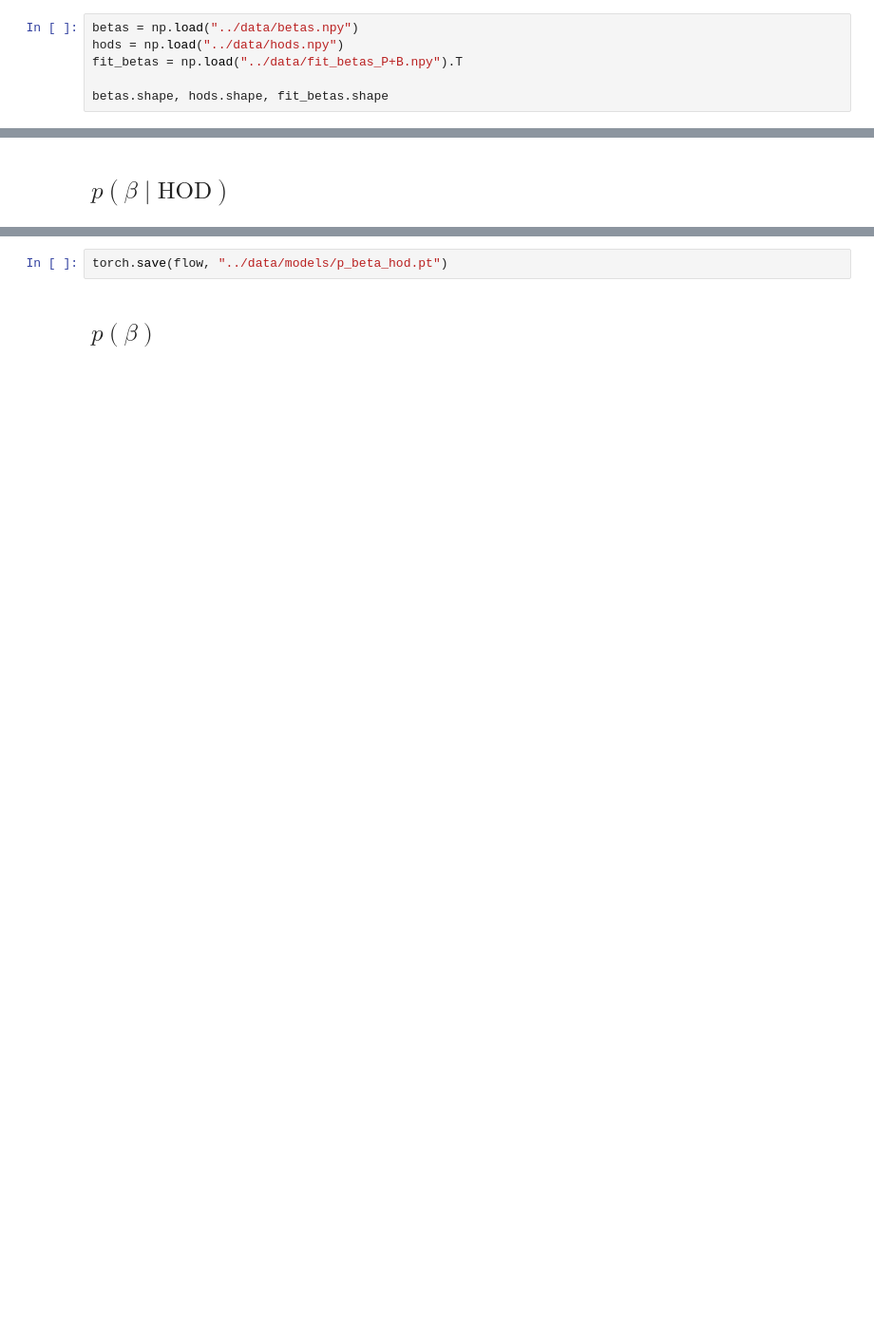
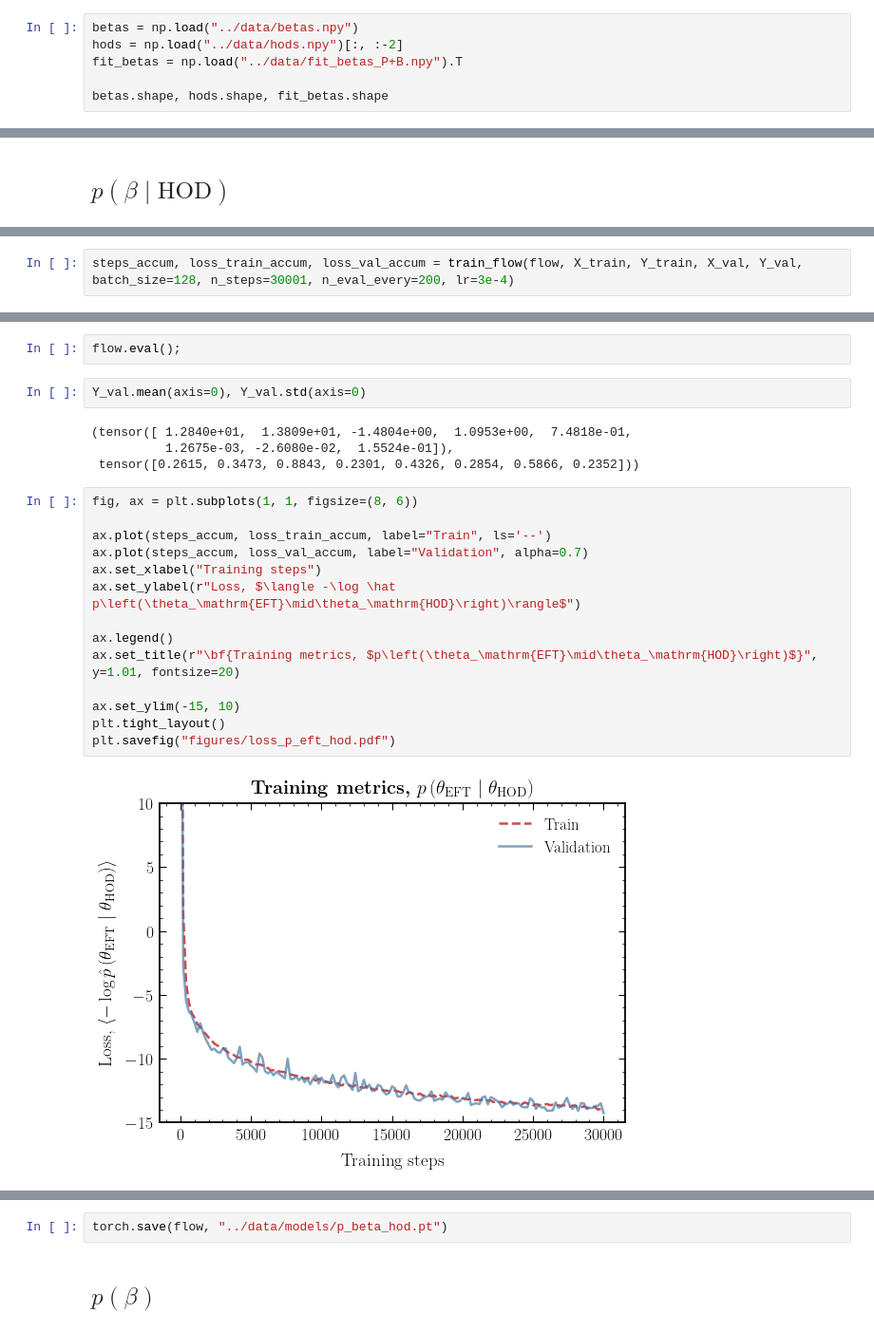
Before and after one commit to smsharma/eft-hod, a Jupyter notebook: notebooks/01_eft_fit.ipynb, the cells around one changed output, grey strips where cells are left out. Shown at 95% size. Drawn from its saved outputs; the diff is of its cells as text; blank space fills up the shorter version.

```diff
--- a/notebooks/01_eft_fit.ipynb
+++ b/notebooks/01_eft_fit.ipynb
@@ -30,7 +30,7 @@ cols_default = plt.rcParams['axes.prop_cycle'].by_key()['color']
 ## Load data
 # %%
 betas = np.load("../data/betas.npy")
-hods = np.load("../data/hods.npy")
+hods = np.load("../data/hods.npy")[:, :-2]
 fit_betas = np.load("../data/fit_betas_P+B.npy").T
 
 betas.shape, hods.shape, fit_betas.shape
@@ -102,0 +152,2 @@ tensor(-11.3835, grad_fn=<NegBackward0>)
+# %%
+steps_accum, loss_train_accum, loss_val_accum = train_flow(flow, X_train, Y_train, X_val, Y_val, batch_size=128, n_steps=30001, n_eval_every=200, lr=3e-4)
@@ -103 +168,25 @@ tensor(-11.3835, grad_fn=<NegBackward0>)
+# %%
+flow.eval();
+# %%
+Y_val.mean(axis=0), Y_val.std(axis=0)
+# %% [output]
+(tensor([ 1.2840e+01,  1.3809e+01, -1.4804e+00,  1.0953e+00,  7.4818e-01,
+          1.2675e-03, -2.6080e-02,  1.5524e-01]),
+ tensor([0.2615, 0.3473, 0.8843, 0.2301, 0.4326, 0.2854, 0.5866, 0.2352]))
+# %%
+fig, ax = plt.subplots(1, 1, figsize=(8, 6))
+
+ax.plot(steps_accum, loss_train_accum, label="Train", ls='--')
+ax.plot(steps_accum, loss_val_accum, label="Validation", alpha=0.7)
+ax.set_xlabel("Training steps")
+ax.set_ylabel(r"Loss, $\langle -\log \hat p\left(\theta_\mathrm{EFT}\mid\theta_\mathrm{HOD}\right)\rangle$")
+
+ax.legend()
+ax.set_title(r"\bf{Training metrics, $p\left(\theta_\mathrm{EFT}\mid\theta_\mathrm{HOD}\right)$}", y=1.01, fontsize=20)
+
+ax.set_ylim(-15, 10)
+plt.tight_layout()
+plt.savefig("figures/loss_p_eft_hod.pdf")
+# %% [output]
+[figure, added]
 # %%
```
Also changed, not shown: parts of 13 cells of this notebook, 6 other files.
